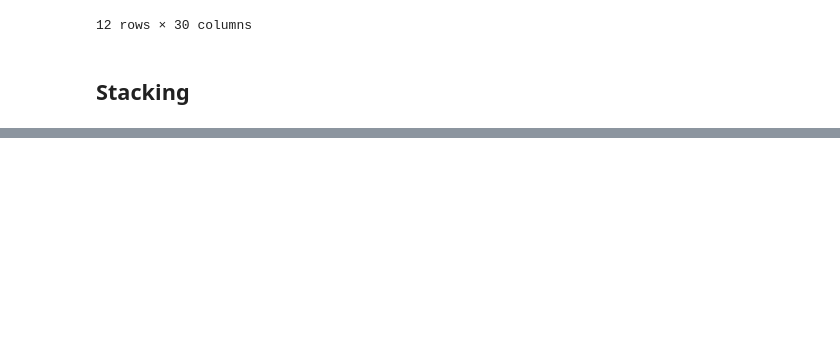
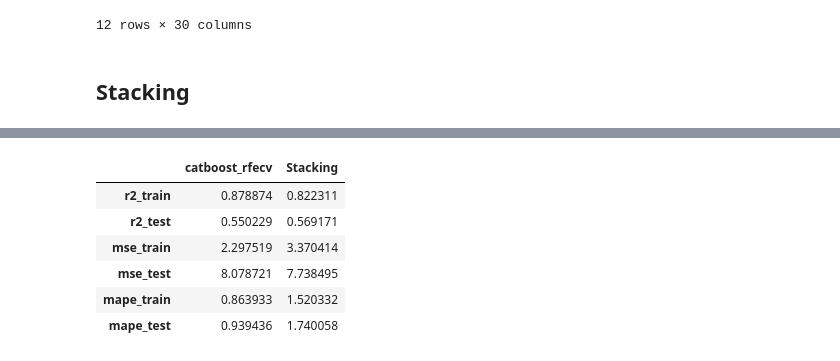
Before and after one commit to valli180/airbnb-popularity_regression, a Jupyter notebook: notebooks/model.ipynb, the cells around one changed output, grey strips where cells are left out. Drawn from its saved outputs; the diff is of its cells as text; code cells hidden in the pictures; blank space fills up the shorter version.

Commit message:
Try Stacking

```diff
--- a/notebooks/model.ipynb
+++ b/notebooks/model.ipynb
@@ -524,2 +505,0 @@ NameError: name 'scoring_metrics' is not defined
-# %%
-random_search.fit(X_train, y_train)
@@ -540,3 +506,39 @@ pd.DataFrame(random_search.cv_results_)[
+# %%
+models_selected = {
+    "Ridge": make_pipeline(
+        column_transformer, PolynomialFeatures(degree=2), Ridge()
+    ),
+    "Random_Forest_reg": make_pipeline(
+        column_transformer, RandomForestRegressor()
+    ),
+    "lgbm_reg": make_pipeline(
+        column_transformer, LGBMRegressor()
+    ),
+    "catBoost_reg": make_pipeline(
+        column_transformer, CatBoostRegressor(verbose=0)
+    )
+}
+# %%
+stacking_model = StackingRegressor(list(models_selected.items()))
+# %%
+results["Stacking"] = cross_val_scores(
+    stacking_model,
+    X_train,
+    y_train,
+    X_val,
+    y_val,
+    return_train_score=True
+)
+# %%
+pd.DataFrame(results)
+# %% [output]
+|  | catboost_rfecv | Stacking |
+| r2_train | 0.878874 | 0.822311 |
+| r2_test | 0.550229 | 0.569171 |
+| mse_train | 2.297519 | 3.370414 |
+| mse_test | 8.078721 | 7.738495 |
+| mape_train | 0.863933 | 1.520332 |
+| mape_test | 0.939436 | 1.740058 |
 # %%
 pipe_lr_final = make_pipeline(column_transformer, Ridge(alpha=1000))
 pipe_lr_final.fit(X_train, y_train)
```
Also changed, not shown: parts of 6 cells of this notebook, 4 other files.
